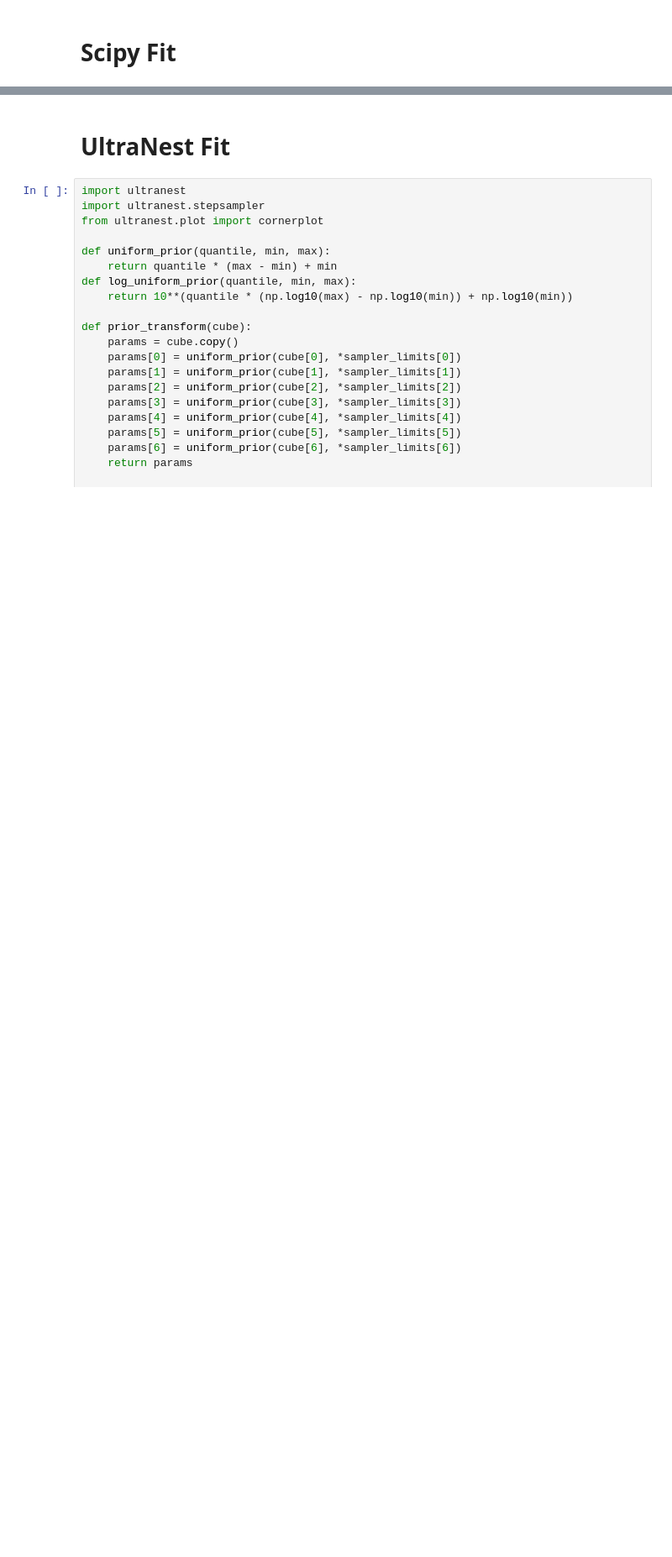
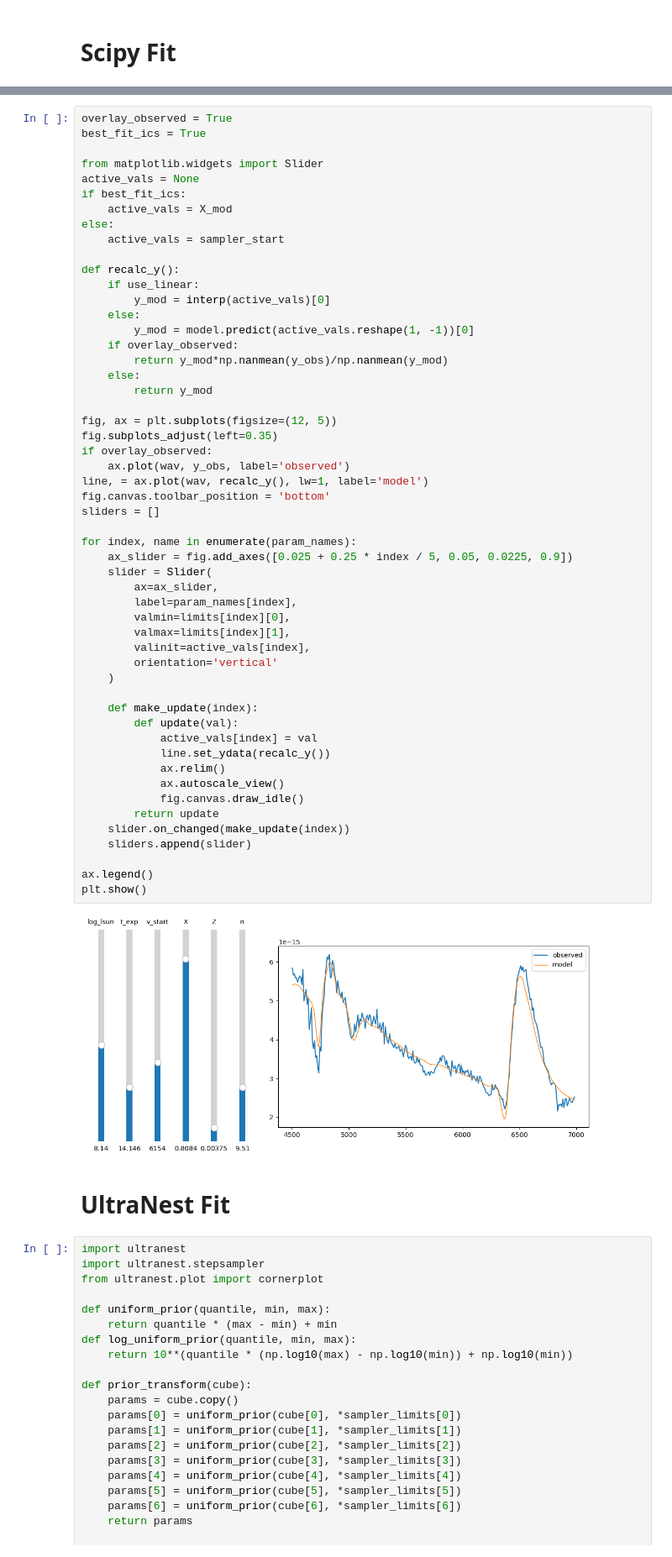
Before and after one commit to MichaelLukaszyk/iip-emulator, a Jupyter notebook: interpolator/interp.ipynb, the cells around one changed output, grey strips where cells are left out. Shown at 84% size. Drawn from its saved outputs; the diff is of its cells as text; blank space fills up the shorter version.

```diff
--- a/interpolator/interp.ipynb
+++ b/interpolator/interp.ipynb
@@ -340,3 +277,58 @@ X: {'log_lsun': 8.246296085543033, 't_exp': 15.147369013921171, 'v_start': 6166.
+# %%
+overlay_observed = True
+best_fit_ics = True
+
+from matplotlib.widgets import Slider
+active_vals = None
+if best_fit_ics:
+    active_vals = X_mod
+else:
+    active_vals = sampler_start
+
+def recalc_y():
+    if use_linear:
+        y_mod = interp(active_vals)[0]
+    else:
+        y_mod = model.predict(active_vals.reshape(1, -1))[0]
+    if overlay_observed:
+        return y_mod*np.nanmean(y_obs)/np.nanmean(y_mod)
+    else:
+        return y_mod
+
+fig, ax = plt.subplots(figsize=(12, 5))
+fig.subplots_adjust(left=0.35)
+if overlay_observed:
+    ax.plot(wav, y_obs, label='observed')
+line, = ax.plot(wav, recalc_y(), lw=1, label='model')
+fig.canvas.toolbar_position = 'bottom'
+sliders = []
+
+for index, name in enumerate(param_names):
+    ax_slider = fig.add_axes([0.025 + 0.25 * index / 5, 0.05, 0.0225, 0.9])
+    slider = Slider(
+        ax=ax_slider,
+        label=param_names[index],
+        valmin=limits[index][0],
+        valmax=limits[index][1],
+        valinit=active_vals[index],
+        orientation='vertical'
+    )
+
+    def make_update(index):
+        def update(val):
+            active_vals[index] = val
+            line.set_ydata(recalc_y())
+            ax.relim()
+            ax.autoscale_view()
+            fig.canvas.draw_idle()
+        return update
+    slider.on_changed(make_update(index))
+    sliders.append(slider)
+
+ax.legend()
+plt.show()
+# %% [output]
+[figure, new version]
 # %% [markdown]
 # UltraNest Fit
 # %%
```
Also changed, not shown: parts of 14 cells of this notebook, 9 other files.
